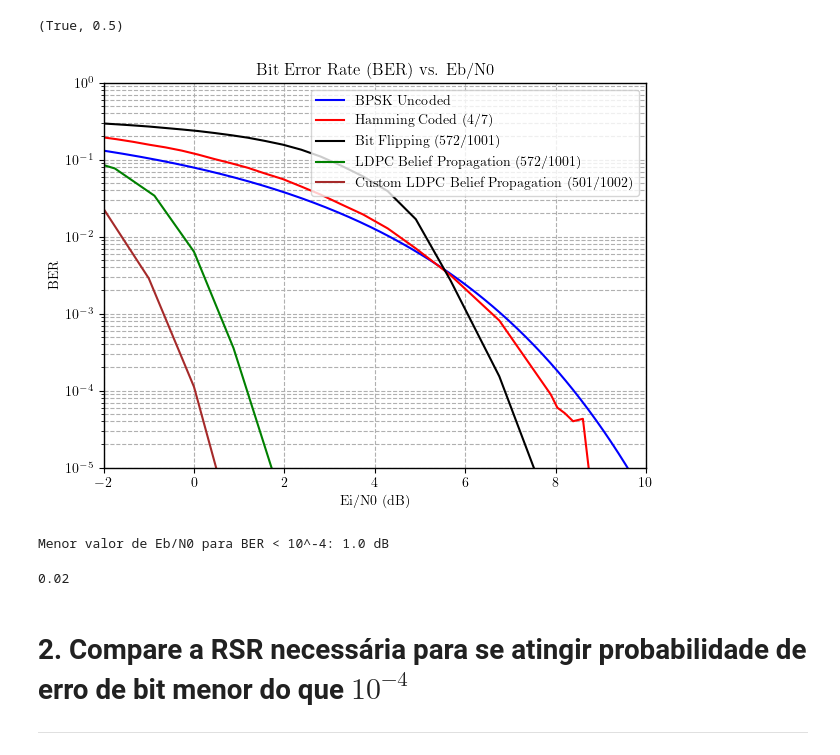
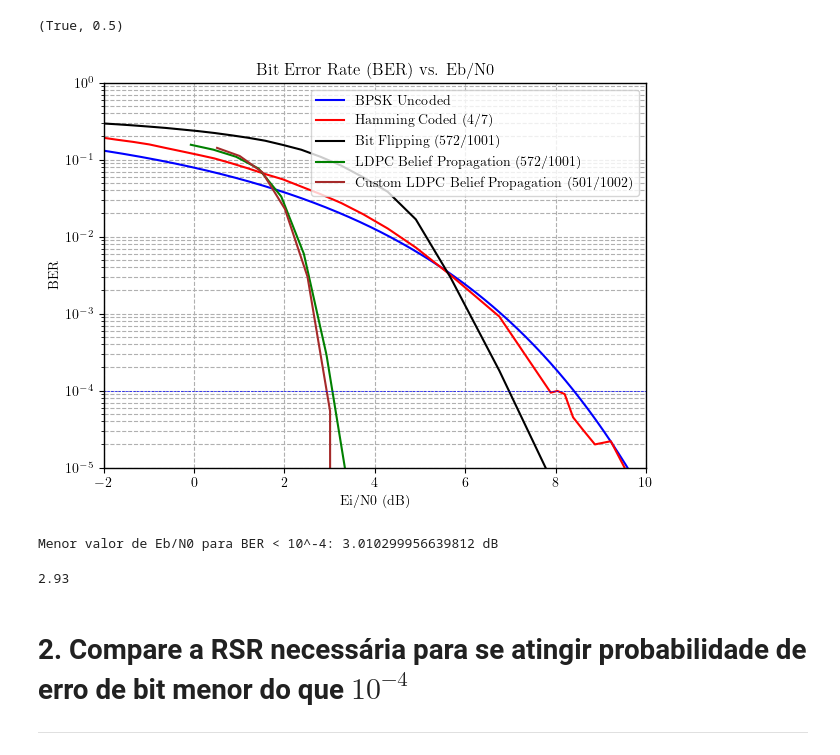
Before and after one commit to rafael-giannico/ELE-32-Lab4-LDPC, a Jupyter notebook: lab4.ipynb, the cells around one changed output. Cells and saved outputs as stored; diff of their text form; code cells hidden in the pictures.

```diff
--- a/lab4.ipynb
+++ b/lab4.ipynb
@@ -199,7 +199,7 @@ if __name__ == "__main__":
                 erros = np.array(list(filter(lambda x: x != 0, p.map(worker, [(prob, sample_size) for _ in range(l)]))))
                 erros_list_hamming.append(np.sum(erros)/sample_size)
             else:
-                sample_size = 2_000_000
+                sample_size = 3_000_000
                 l = int(sample_size/4)
                 erros = np.array(list(filter(lambda x: x != 0, p.map(worker, [(prob, sample_size) for _ in range(l)]))))
                 erros_list_hamming.append(np.sum(erros)/sample_size)
@@ -977,3 +975,7 @@ Ei_N0_from_p_ldpc = Eb_N0_dB / R
+# %%
+R_dB = 10 * np.log10(R)
+
+Ei_N0_from_p_ldpc = Eb_N0_dB - R_dB
 # %%
 # Make a log plot of p vs. the estimated error rate
 matplotlib.font_manager._load_fontmanager(try_read_cache=False)
@@ -1055,33 +1055,37 @@ Ei_N0_from_p_ldpc_custom = Eb_N0_dB/R
+# %%
+R_dB = 10 * np.log10(R)
+
+Ei_N0_from_p_ldpc_custom = Eb_N0_dB - R_dB
 # %%
 # Make a log plot of p vs. the estimated error rate
 matplotlib.font_manager._load_fontmanager(try_read_cache=False)
 plt.rcParams['font.family'] = "CMU Serif"
 plt.rcParams['text.usetex'] = True
 plt.rcParams['axes.linewidth'] = 1.0
 fig, ax = plt.subplots(figsize=(7, 5))
 ax.plot(Eb_N0_range, pe_bpsk_values, label=r"BPSK Uncoded", color='blue')
 ax.plot(Ei_N0_from_p_hamming, erros_list_hamming, label=r"Hamming Coded (4/7)", color='red')
 ax.plot(Ei_N0_from_p_bit_flip, erros_list_bit_flip, label=r"Bit Flipping (572/1001)", color='black')
 ax.plot(Ei_N0_from_p_ldpc, ber_list, label=r"LDPC Belief Propagation (572/1001)", color='green')
 ax.plot(Ei_N0_from_p_ldpc_custom, ber_list_custom, label=r"Custom LDPC Belief Propagation (501/1002)", color='brown')
 ax.grid(True, which="both", ls="--")
 # Set xlims
 ax.set_xlim(-2, 10)
 ax.set_ylim(1e-5, 1)
 # ax.set_xscale('log')
 # horizontal line in y = 10^-4
 ax.set_yscale('log')
 ax.legend(loc = 1)
 ax.set_xlabel('Ei/N0 (dB)')
 ax.set_ylabel('BER')
 ax.set_title("Bit Error Rate (BER) vs. Eb/N0")
-#ax.hlines(1e-4, -5, 11, colors="blue", linestyles="--", linewidth = 0.5)
-#ax.vlines(0.02, 1e-5, 1e-3, colors="black", linestyles="--", linewidth = 0.5)
+ax.hlines(1e-4, -5, 11, colors="blue", linestyles="--", linewidth = 0.5)
+#ax.vlines(2.93, 1e-5, 1e-3, colors="black", linestyles="--", linewidth = 0.5)
 #plt.gca().invert_xaxis()
 plt.savefig('error_rate_comparison.pdf')
 plt.show()
 # %% [output]
-[figure, old version]
+[figure, new version]
 # %%
 def encontrar_menor_eb_n0(ber_results, Eb_N0_dB_range, threshold=1e-4):
     for Eb_N0_dB, ber in zip(Eb_N0_dB_range, ber_results):
@@ -1093,9 +1097,9 @@ def encontrar_menor_eb_n0(ber_results, Eb_N0_dB_range, threshold=1e-4):
 menor_eb_n0 = encontrar_menor_eb_n0(ber_list_custom, Ei_N0_from_p_ldpc_custom)
 print(f"Menor valor de Eb/N0 para BER < 10^-4: {menor_eb_n0} dB")
 # %% [output]
-Menor valor de Eb/N0 para BER < 10^-4: 1.0 dB
+Menor valor de Eb/N0 para BER < 10^-4: 3.010299956639812 dB
 # %%
-RSR_LDPC_custom_dB = 0.02
+RSR_LDPC_custom_dB = 2.93
 RSR_LDPC_custom_dB
 # %% [output]
-0.02
+2.93
```
Also changed, not shown: parts of 16 cells of this notebook, 2 other files.
